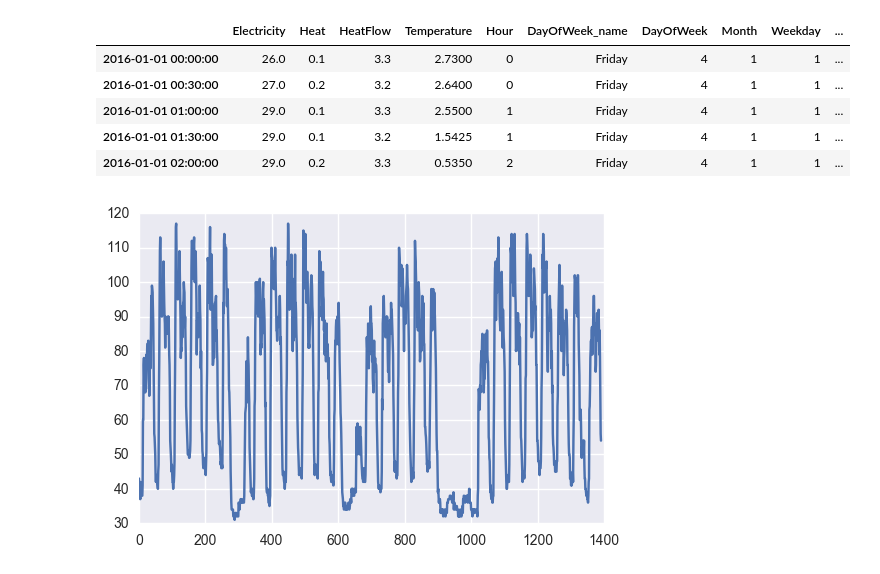
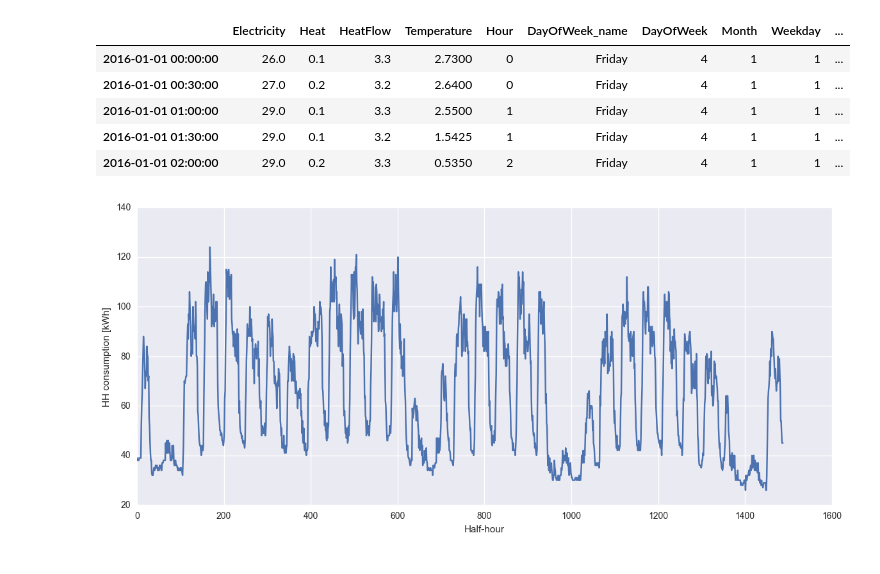
Before and after one commit to AlexandreLab/02---Warwick, a Jupyter notebook: FFT.ipynb, the cells around one changed output. Saved outputs shown, nothing was run; the diff lists cells and outputs as text; code cells hidden in the pictures.

```diff
--- a/FFT.ipynb
+++ b/FFT.ipynb
@@ -25,7 +25,12 @@ signal = df.loc[df["Month"]==2, "Electricity"].values
-# %%
-plot = plt.plot(signal) #30min resolution
-# %% [output]
-[figure, removed]
+# %%
+fig, ax = plt.subplots(figsize=(14, 6))
+plot = plt.plot(signal) #30min resolution
+
+ax.set_xlabel("Half-hour")
+ax.set_ylabel("HH consumption [kWh]")
+plt.savefig(saving_path+"electricity-half-hourly-month.png")
+# %% [output]
+[figure, added]
 # %%
 fourrier = np.fft.rfft(signal)
 fourrier = [abs(x) for x in fourrier] #only look at the real numbers
```
Also changed, not shown: parts of 6 cells of this notebook, 1 other file.
